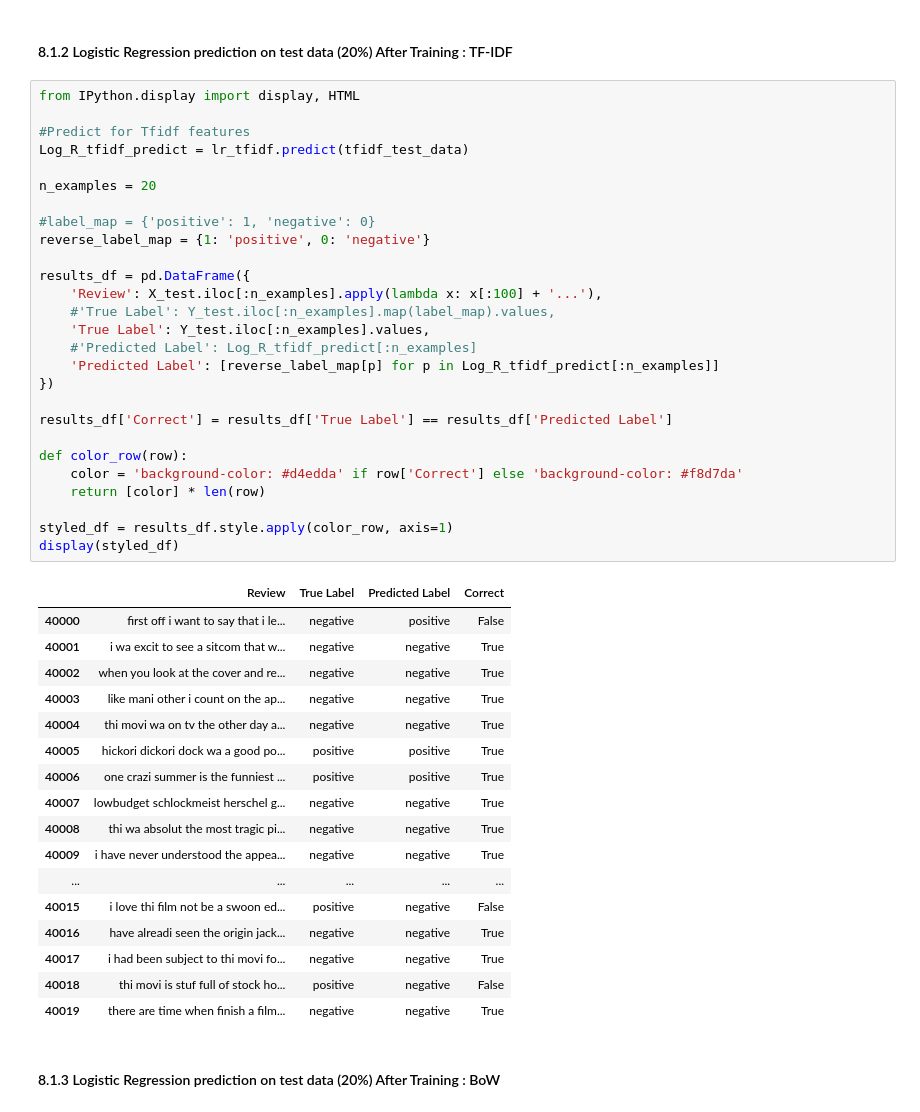
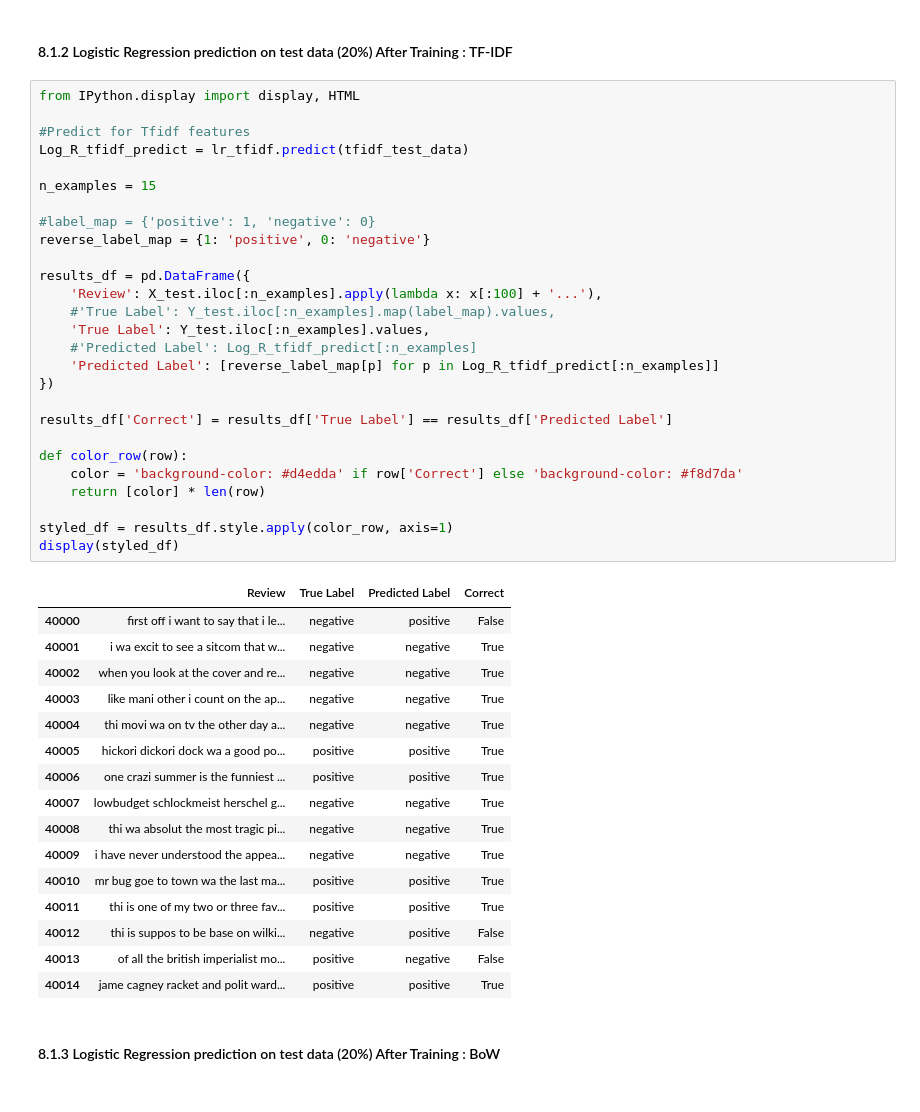
Before and after one commit to Sebaurzi02/Sentiment-Analysis-NLP-Model-Comparison, a Jupyter notebook: Sentiment_Analysis.ipynb, the cells around one changed output. Drawn from its saved outputs; the diff is of its cells as text.

```diff
--- a/Sentiment_Analysis.ipynb
+++ b/Sentiment_Analysis.ipynb
@@ -706,45 +707,44 @@ from IPython.display import display, HTML
 #Predict for Tfidf features
 Log_R_tfidf_predict = lr_tfidf.predict(tfidf_test_data)
 
-n_examples = 20
+n_examples = 15
 
 #label_map = {'positive': 1, 'negative': 0}
 reverse_label_map = {1: 'positive', 0: 'negative'}
 
 results_df = pd.DataFrame({
     'Review': X_test.iloc[:n_examples].apply(lambda x: x[:100] + '...'),
     #'True Label': Y_test.iloc[:n_examples].map(label_map).values,
     'True Label': Y_test.iloc[:n_examples].values,
     #'Predicted Label': Log_R_tfidf_predict[:n_examples]
     'Predicted Label': [reverse_label_map[p] for p in Log_R_tfidf_predict[:n_examples]]
 })
 
 results_df['Correct'] = results_df['True Label'] == results_df['Predicted Label']
 
 def color_row(row):
     color = 'background-color: #d4edda' if row['Correct'] else 'background-color: #f8d7da'
     return [color] * len(row)
 
 styled_df = results_df.style.apply(color_row, axis=1)
 display(styled_df)
 # %% [output]
 |  | Review | True Label | Predicted Label | Correct |
 | 40000 | first off i want to say that i le... | negative | positive | False |
 | 40001 | i wa excit to see a sitcom that w... | negative | negative | True |
 | 40002 | when you look at the cover and re... | negative | negative | True |
 | 40003 | like mani other i count on the ap... | negative | negative | True |
 | 40004 | thi movi wa on tv the other day a... | negative | negative | True |
 | 40005 | hickori dickori dock wa a good po... | positive | positive | True |
 | 40006 | one crazi summer is the funniest ... | positive | positive | True |
 | 40007 | lowbudget schlockmeist herschel g... | negative | negative | True |
 | 40008 | thi wa absolut the most tragic pi... | negative | negative | True |
 | 40009 | i have never understood the appea... | negative | negative | True |
-| ... | ... | ... | ... | ... |
-| 40015 | i love thi film not be a swoon ed... | positive | negative | False |
-| 40016 | have alreadi seen the origin jack... | negative | negative | True |
-| 40017 | i had been subject to thi movi fo... | negative | negative | True |
-| 40018 | thi movi is stuf full of stock ho... | positive | negative | False |
-| 40019 | there are time when finish a film... | negative | negative | True |
+| 40010 | mr bug goe to town wa the last ma... | positive | positive | True |
+| 40011 | thi is one of my two or three fav... | positive | positive | True |
+| 40012 | thi is suppos to be base on wilki... | negative | positive | False |
+| 40013 | of all the british imperialist mo... | positive | negative | False |
+| 40014 | jame cagney racket and polit ward... | positive | positive | True |
 # %% [markdown]
 #### 8.1.3 Logistic Regression prediction on test data (20%) After Training : BoW
 # %%
```
Also changed, not shown: parts of 15 cells of this notebook.
